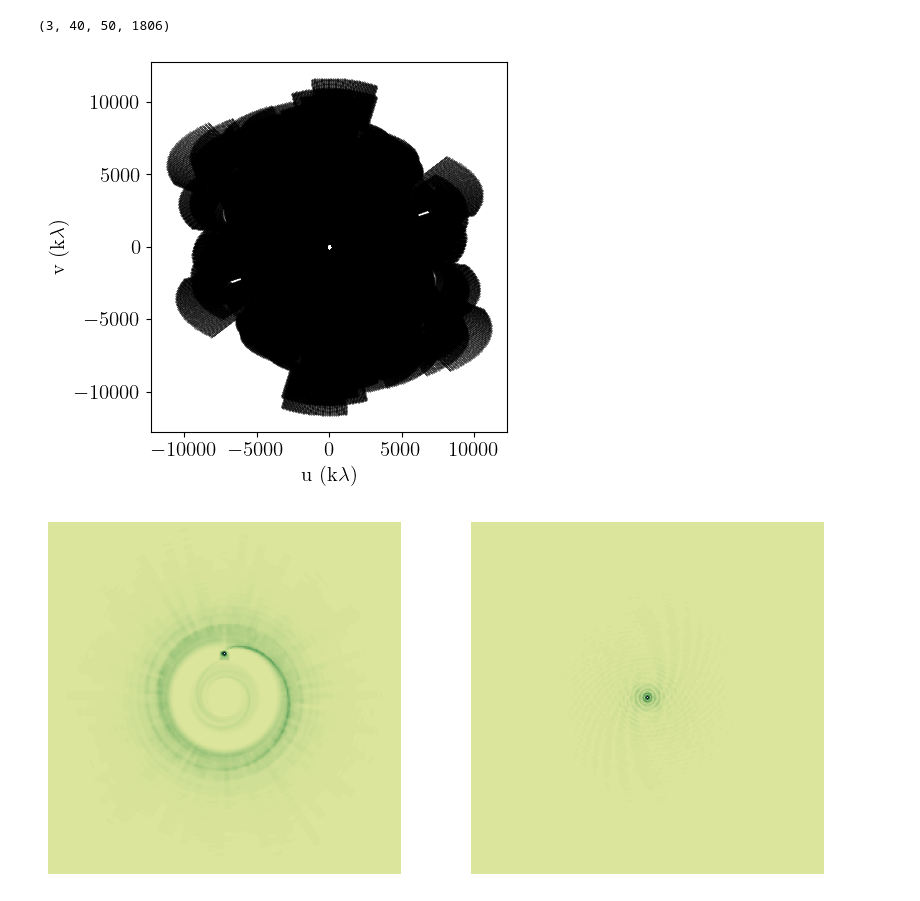
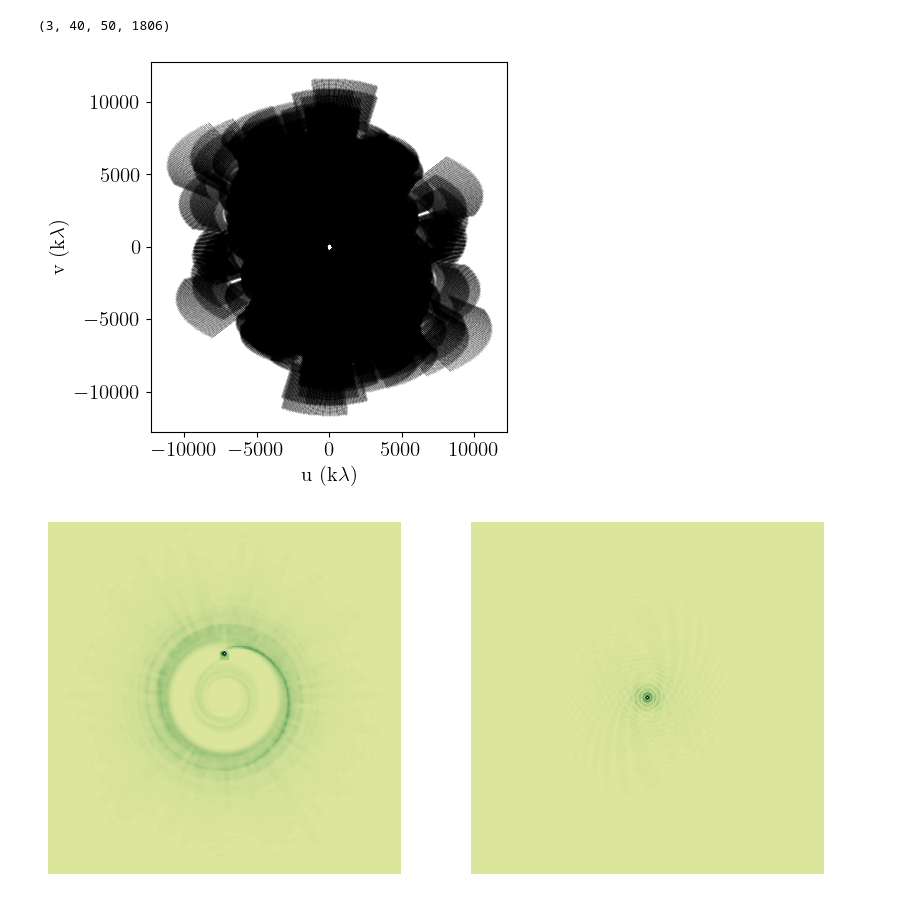
Before and after one commit to miguelcarcamov/simulate_interferometer, a Jupyter notebook: simulate_interferometer.ipynb, the cells around one changed output. Saved outputs shown, nothing was run; the diff lists cells and outputs as text; code cells hidden in the pictures.

```diff
--- a/simulate_interferometer.ipynb
+++ b/simulate_interferometer.ipynb
@@ -243,12 +252,13 @@ uvw_lambdas.shape
 #anim.save("ska_freq.mp4", writer=writervideo)
 # %%
 fig, ax = plt.subplots()
-ax.scatter(uvw_lambdas[0]/1e3,uvw_lambdas[1]/1e3, c="black", marker=".", s=0.4)
+ax.scatter(uvw_lambdas[0]/1e3,uvw_lambdas[1]/1e3, c="black", marker=".", s=0.2, alpha=0.5, rasterized=True)
 ax.set_xlabel(r'u (k$\lambda$)')
 ax.set_ylabel(r'v (k$\lambda$)')
 ax.set_aspect('equal')
+fig.savefig("uvplane.pdf", dpi=100, bbox_inches='tight')
 # %% [output]
-[figure, old version]
+[figure, new version]
 # %%
 from astropy.io import fits
 from astropy.wcs import WCS
```
Also changed, not shown: parts of 14 cells of this notebook.
